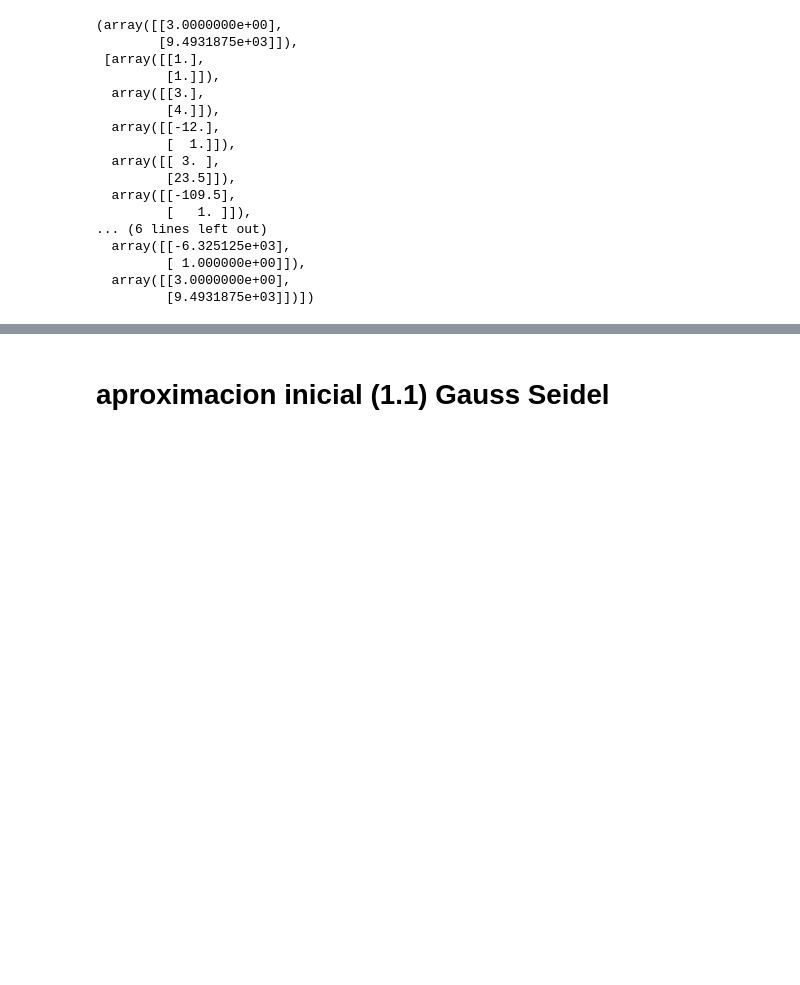
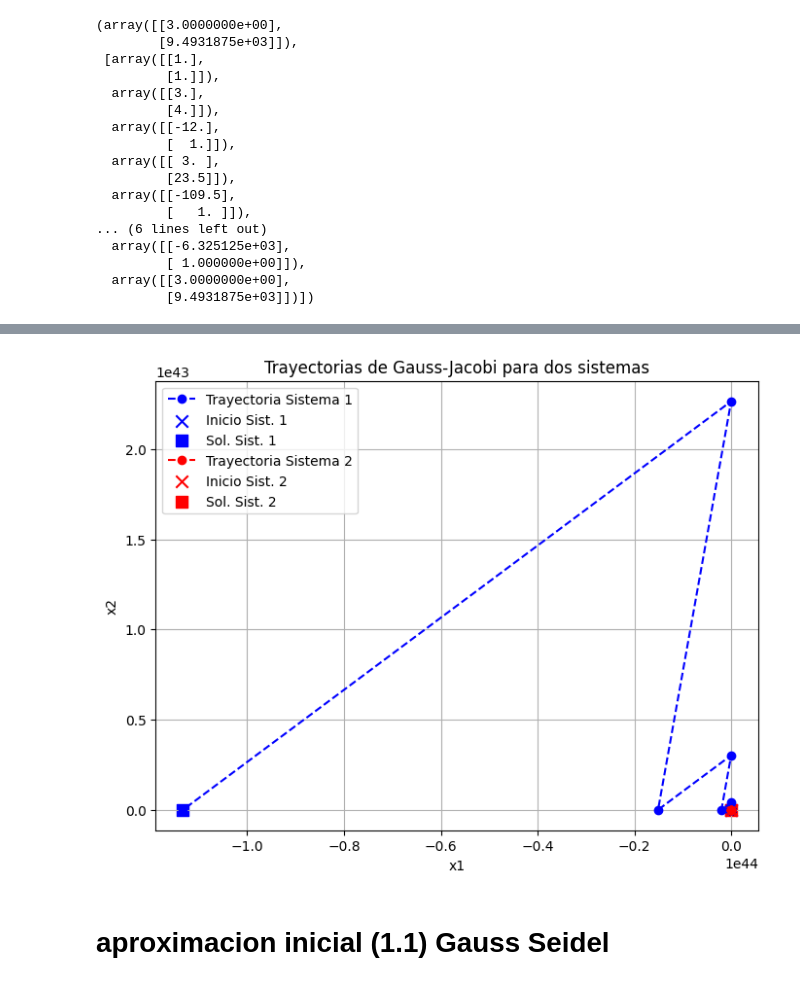
Before and after one commit to afca2002/Taller-En-Clase, a Jupyter notebook: Metodos N/metodos-fuente/template iterative.ipynb, the cells around one changed output, grey strips where cells are left out. Drawn from its saved outputs; the diff is of its cells as text; code cells hidden in the pictures; blank space fills up the shorter version.

```diff
--- a/Metodos N/metodos-fuente/template iterative.ipynb
+++ b/Metodos N/metodos-fuente/template iterative.ipynb
@@ -162,3 +186,100 @@ gauss_jacobi(A=A,b=b,x0=x0,tol=tol,max_iter=max_iter)
+# %%
+%matplotlib inline
+import numpy as np
+import matplotlib.pyplot as plt
+
+def gauss_jacobi(A, b, x0, tol=1e-6, max_iter=100):
+    A = np.array(A, float)
+    b = np.array(b, float)
+    x = np.array(x0, float)
+
+    n = A.shape[0]
+    D = np.diag(A)
+    R = A - np.diagflat(D)
+
+    historial = [x.copy()]
+
+    for _ in range(max_iter):
+        x_nuevo = np.zeros_like(x)
+        for i in range(n):
+            x_nuevo[i] = (b[i] - np.dot(R[i], x)) / D[i]
+        historial.append(x_nuevo.copy())
+
+        if np.linalg.norm(x_nuevo - x, ord=np.inf) < tol:
+            x = x_nuevo
+            break
+        x = x_nuevo
+
+    return x, historial
+
+
+def gauss_jacobi_ejemplo(A, b, x0, tol=1e-2, max_iter=10):
+    A = np.array(A, float)
+    b = np.array(b, float)
+    x = np.array(x0, float)
+
+    n = A.shape[0]
+    D = np.diag(A)
+    R = A - np.diagflat(D)
+
+    historial = [x.copy()]
+
+    for _ in range(max_iter):
+        x_nuevo = np.zeros_like(x)
+        for i in range(n):
+            x_nuevo[i] = (b[i] - np.dot(R[i], x)) / D[i]
+        historial.append(x_nuevo.copy())
+
+        if np.linalg.norm(x_nuevo - x, ord=np.inf) < tol:
+            x = x_nuevo
+            break
+        x = x_nuevo
+
+    return historial
+
+
+# PRIMER SISTEMA
+A1 = [[2, 10],
+      [3,  2]]
+b1 = [16, 11]
+x01 = [1, 1]
+
+sol1, tray1 = gauss_jacobi(A1, b1, x01, tol=1e-6, max_iter=100)
+tray1 = np.array(tray1)  # shape = (n_iter, 2)
+
+
+# SEGUNDO SISTEMA
+A2 = [[3, 2],
+      [2, 10]]
+b2 = [11, 16]
+x02 = [1, 1]
+
+tray2 = gauss_jacobi_ejemplo(A2, b2, x02, tol=0.1, max_iter=10)
+tray2 = np.array(tray2)  # shape = (n_iter, 2)
+sol2 = np.linalg.solve(np.array(A2,float), np.array(b2,float))
+
+# GRAFICAR AMBAS TRAYECTORIAS EN UNA SOLA FIGURA
+
+plt.figure(figsize=(8, 6))
+
+# Trayectoria del primer sistema
+plt.plot(tray1[:,0], tray1[:,1], 'o--', color='blue', label='Trayectoria Sistema 1')
+plt.scatter(x01[0], x01[1], color='blue', marker='x', s=80, label='Inicio Sist. 1')
+plt.scatter(sol1[0], sol1[1], color='blue', marker='s', s=80, label='Sol. Sist. 1')
+
+# Trayectoria del segundo sistema
+plt.plot(tray2[:,0], tray2[:,1], 'o--', color='red', label='Trayectoria Sistema 2')
+plt.scatter(x02[0], x02[1], color='red', marker='x', s=80, label='Inicio Sist. 2')
+plt.scatter(sol2[0], sol2[1], color='red', marker='s', s=80, label='Sol. Sist. 2')
+
+plt.xlabel('x1')
+plt.ylabel('x2')
+plt.title('Trayectorias de Gauss-Jacobi para dos sistemas')
+plt.grid(True)
+plt.legend()
+plt.show()
+# %% [output]
+[figure, added]
 # %% [markdown]
 # aproximacion inicial (1.1) Gauss Seidel
 # %%
```
Also changed, not shown: parts of 4 cells of this notebook.
